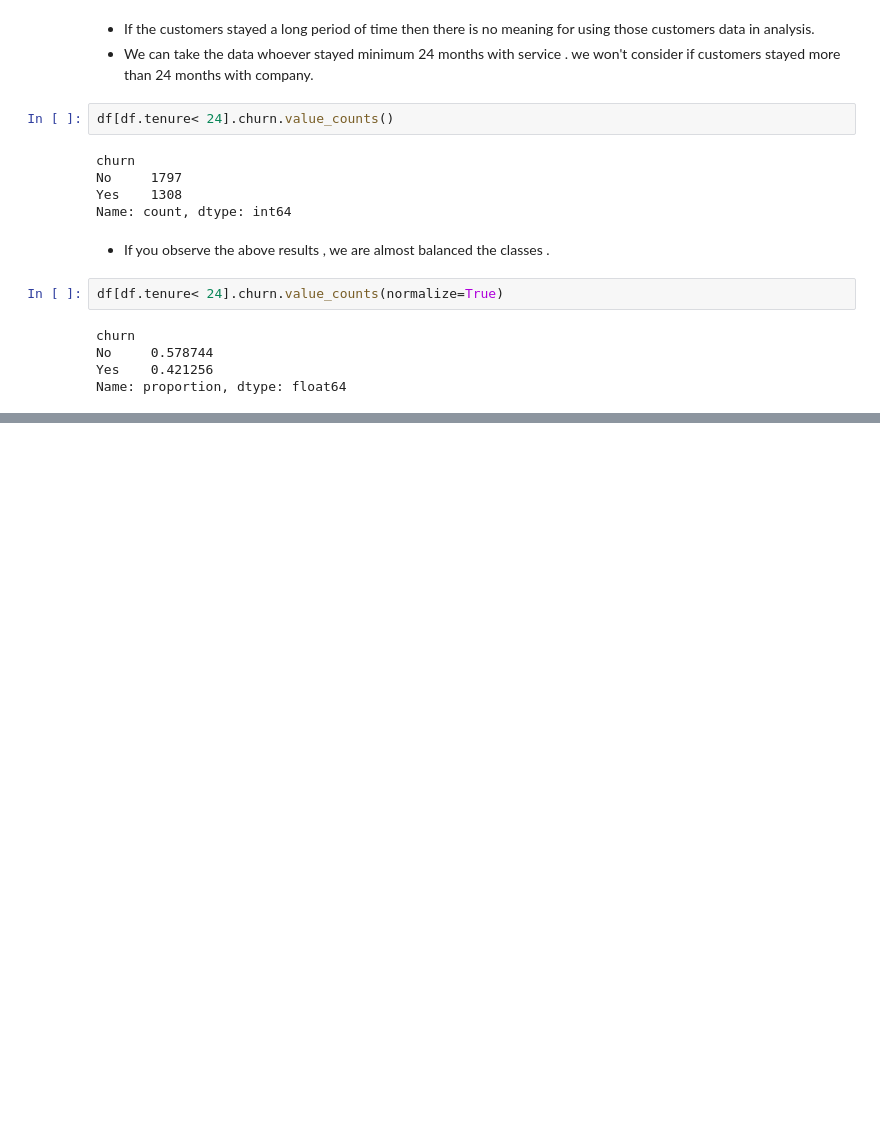
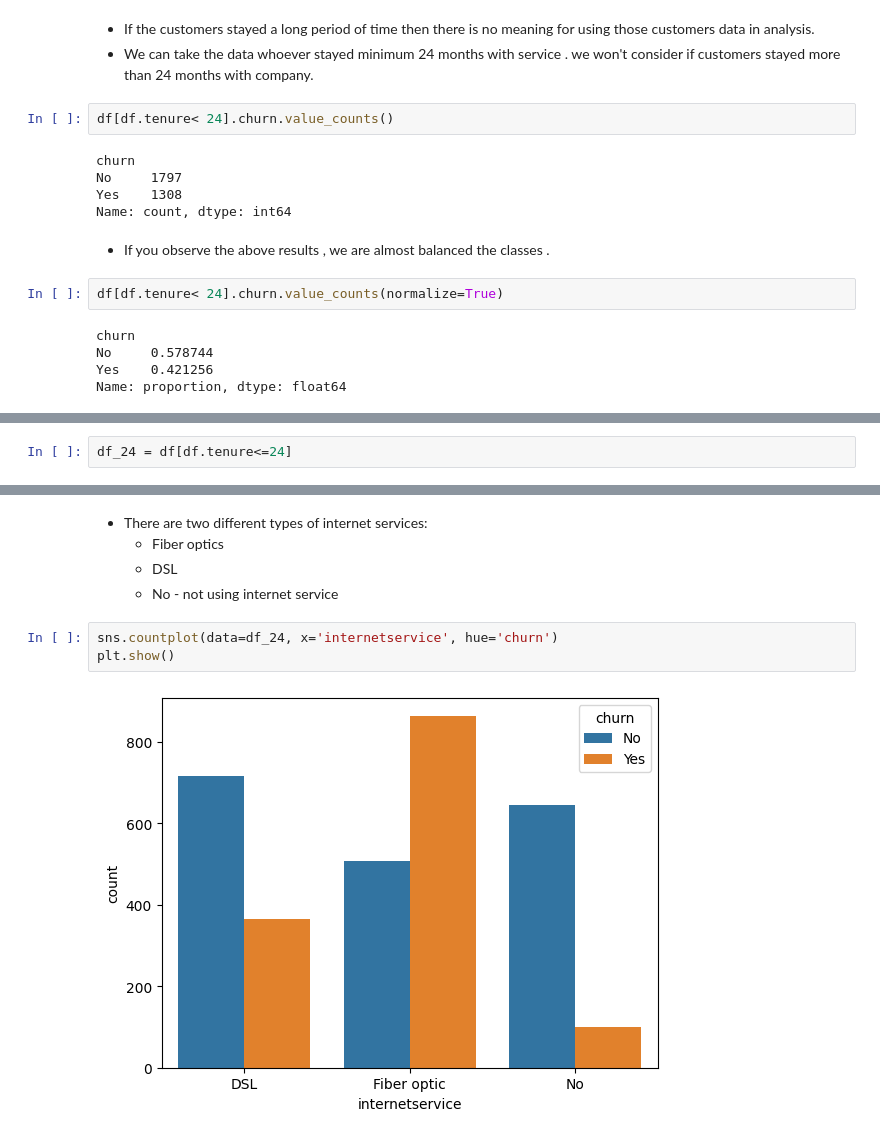
Before and after one commit to dasharepani/decisiontree, a Jupyter notebook: DT_Churn_dataset_1003.ipynb, the cells around one changed output, grey strips where cells are left out. Saved outputs shown, nothing was run; the diff lists cells and outputs as text; blank space fills up the shorter version.

```diff
--- a/DT_Churn_dataset_1003.ipynb
+++ b/DT_Churn_dataset_1003.ipynb
@@ -323,0 +386,2 @@ Name: proportion, dtype: float64
+# %%
+df_24 = df[df.tenure<=24]
@@ -323,0 +466,10 @@ Name: proportion, dtype: float64
+# %% [markdown]
+- There are two different types of internet services:
+    - Fiber optics
+    - DSL
+    - No - not using internet service
+# %%
+sns.countplot(data=df_24, x='internetservice', hue='churn')
+plt.show()
+# %% [output]
+[figure, added]
```
Also changed, not shown: parts of 38 cells of this notebook, 2 other files.
